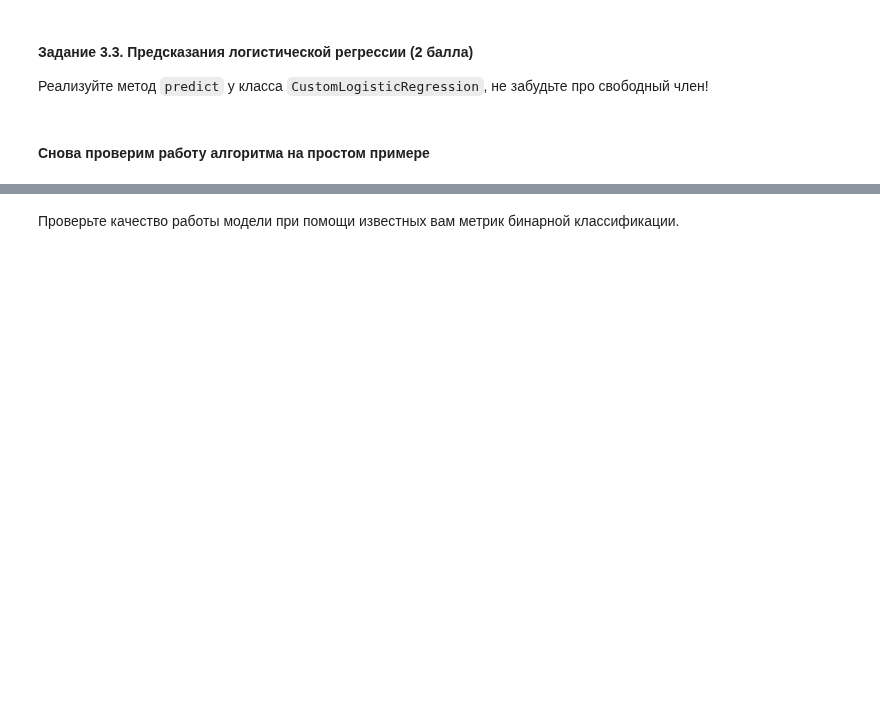
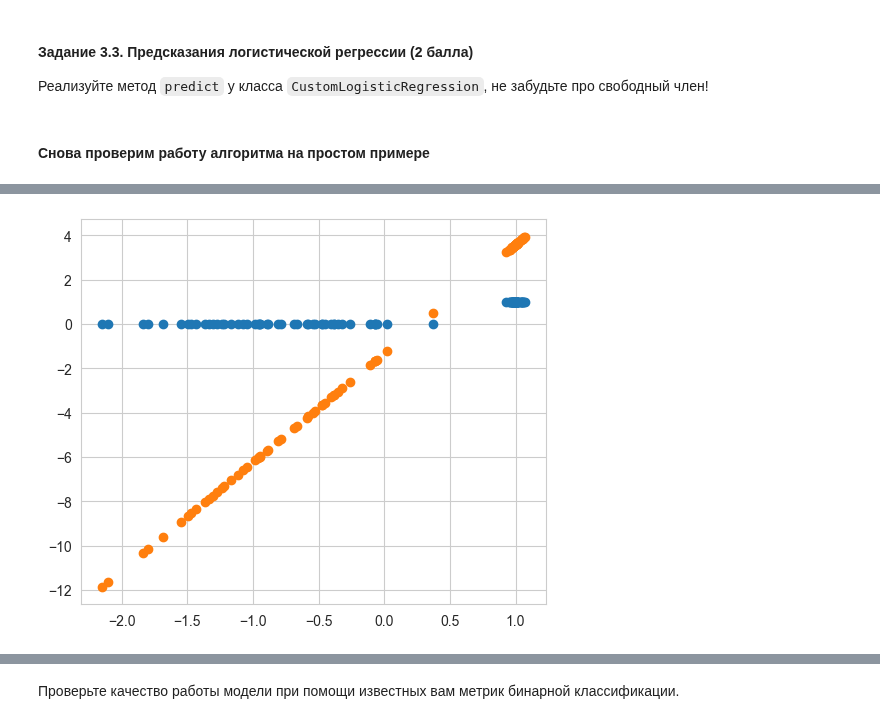
Before and after one commit to EkaterinShitik/BI_ML_2024, a Jupyter notebook: hw2_lr/code/Linear_models.ipynb, the cells around one changed output, grey strips where cells are left out. Saved outputs shown, nothing was run; the diff lists cells and outputs as text; code cells hidden in the pictures; blank space fills up the shorter version.

```diff
--- a/hw2_lr/code/Linear_models.ipynb
+++ b/hw2_lr/code/Linear_models.ipynb
@@ -667,7 +673,9 @@ def bce(y_true, y_pred, eps=1e-15):
     """
     YOUR CODE IS HERE
     """
-    pass
+    sig = 1 / (1 + np.exp(-y_pred))
+    bce_value = - np.sum((y_true * np.log(sig)) + ((1 - y_true) * np.log(1 - sig))) / n
+    return bce_value
 
 
 def bce_grad(y_true, y_pred, X):
@@ -685,7 +693,9 @@ def bce_grad(y_true, y_pred, X):
     """
     YOUR CODE IS HERE
     """
-    pass
+    sig = 1 / (1 + np.exp(-y_pred))
+    bce_grad_val = X.transpose() @ (sig - y_true)
+    return bce_grad_val
 
 
 class BCELoss:
@@ -726,7 +736,8 @@ class CustomLogisticRegression(BaseLinearModel):
         """
         YOUR CODE IS HERE
         """
-        pass
+        prediction = X_test @ self.W
+        return prediction
 
 
     def __repr__(self):
@@ -744,5 +758,9 @@ custom_log_reg = CustomLogisticRegression()
 custom_log_reg.fit(X, y)
 y_pred = custom_log_reg.predict(X)
 # %%
+# Получается не совсем корректный график, так как здесь мы имеем дело с бинарной классификацией
+figure = plt.figure(figsize=(6, 5))
 plt.scatter(X, y)
 plt.scatter(X, y_pred);
+# %% [output]
+[figure, added]
```
Also changed, not shown: parts of 54 cells of this notebook.
